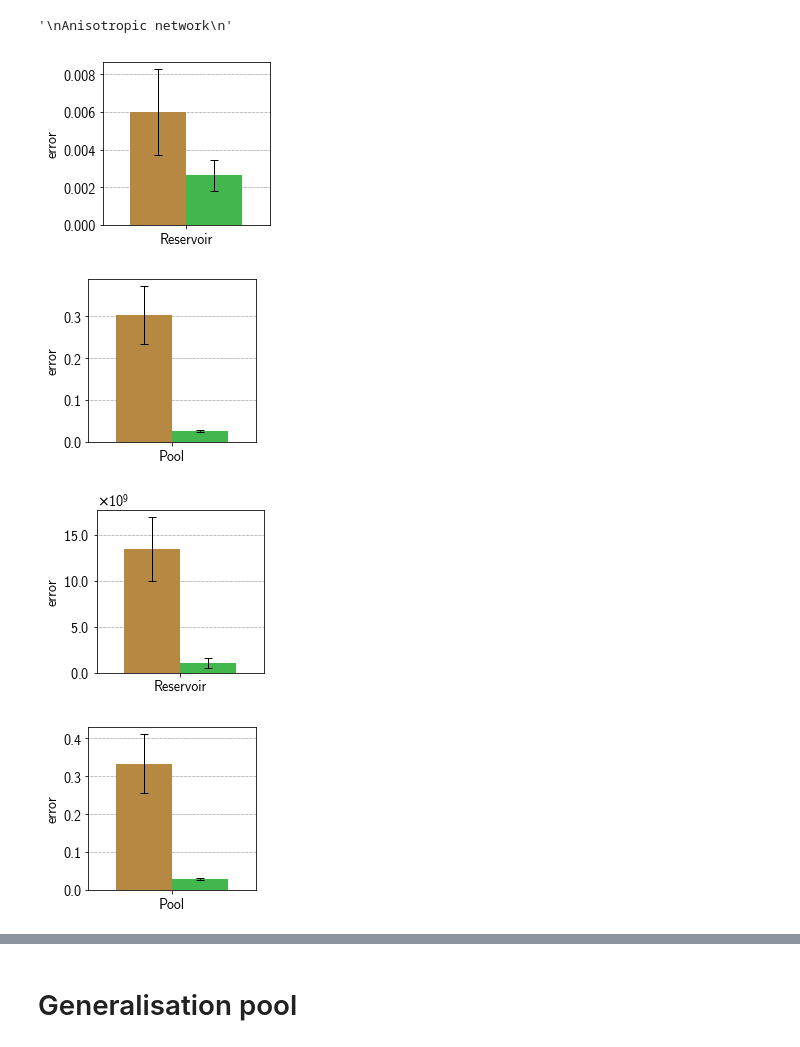
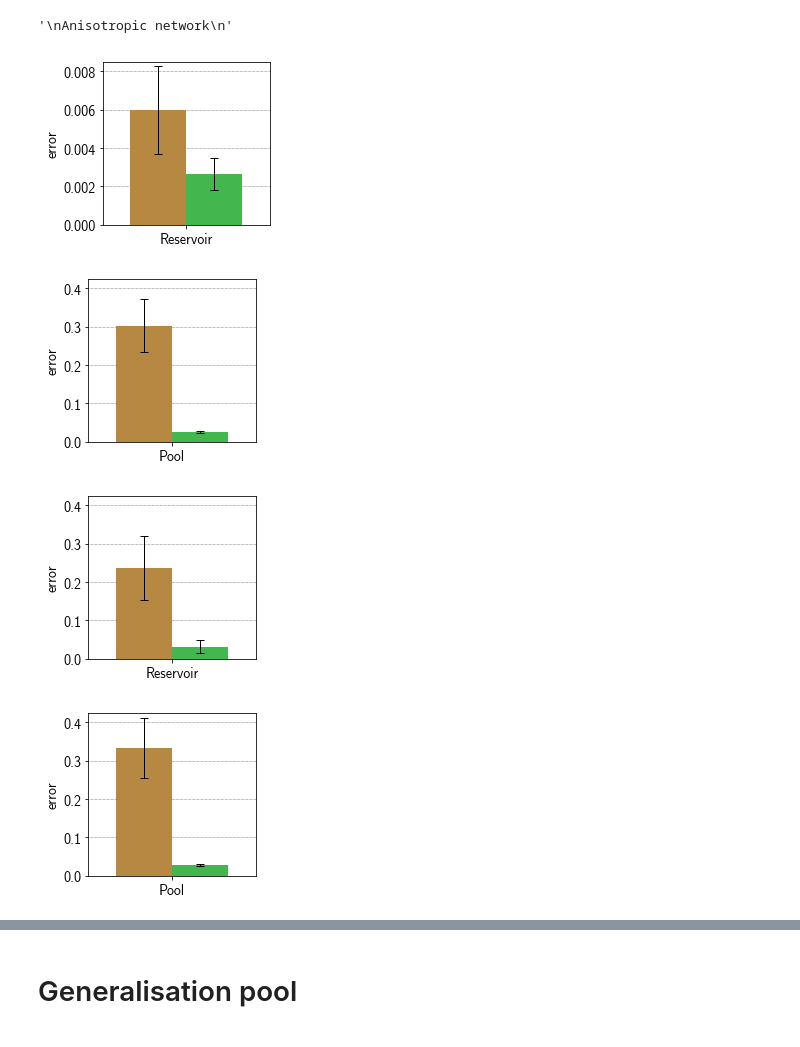
Before and after one commit to sagacitysite/pelenet, a Jupyter notebook: readout-learning_comparison.ipynb, the cells around one changed output, grey strips where cells are left out. Saved outputs shown, nothing was run; the diff lists cells and outputs as text; code cells hidden in the pictures.

```diff
--- a/readout-learning_comparison.ipynb
+++ b/readout-learning_comparison.ipynb
@@ -137,7 +179,7 @@ def plotDiffMean(diffsRand, diffsAniso, title, ylim=None):
 # %%
 binSize = 10
 
-def getBinnedSpikes(data):
+def getBinnedSpikesWindow(data):
     return np.array([np.mean(data[:, :, i:i+binSize], axis=2) for i in range(0,data.shape[2],1)])
 
 def getClusteredFrequencies(sm, binSize):
@@ -242,0 +336,17 @@ p2ExAniso = pcaAllTrials(bExAniso)
+# %%
+# Mean MSE between trajectories
+steps = p2ExRand.shape[0]
+msesRand = []
+msesAniso = []
+for i in range(steps):
+    for j in range(steps):
+        if (i > j):
+            mseRand = np.mean(np.square(p2ExRand[i,:,0] - p2ExRand[j,:,0]))
+            msesRand.append(mseRand)
+            mseAniso = np.mean(np.square(p2ExAniso[i,:,0] - p2ExAniso[j,:,0]))
+            msesAniso.append(mseAniso)
+
+print(np.mean(msesRand))
+print(np.mean(msesAniso))
+
+print(stats.mannwhitneyu(msesRand, msesAniso))
@@ -365,7 +500,7 @@ def plotRMSE(randVals, anisoVals, randYerr, anisoYerr, title):
     plt.savefig('plots/figure6/trajectory-error_'+name+'.svg')
     pl = plt.show()
 
-def plotRMSE2(vals, yerr, title, xtick, sci=False):
+def plotRMSE2(vals, yerr, title, xtick, ylim=None, sci=False):
     barWidth = 1
 
     plt.figure(figsize=(3,3))
@@ -381,6 +516,7 @@ def plotRMSE2(vals, yerr, title, xtick, sci=False):
     #plt.yscale('log')
     #plt.title(title)
     plt.xlim((0,3))
+    if ylim is not None: plt.ylim(ylim)
     #plt.ylabel('Normalized root mean squared error')
     plt.ylabel('error')
     #plt.legend()
@@ -407,25 +543,25 @@ for key, est in estimates.items():
 # %%
 vals = np.array([mseMean['randRepRes'], mseMean['anisoRepRes']])
 yerr = np.array([mseStd['randRepRes'], mseStd['anisoRepRes']])
 
-plotRMSE2(vals, yerr, 'Representation', 'Reservoir')
+plotRMSE2(vals, yerr, 'Representation', 'Reservoir', ylim=(0,0.0085))
 
 vals = np.array([mseMean['randRepPoo'], mseMean['anisoRepPoo']])
 yerr = np.array([mseStd['randRepPoo'], mseStd['anisoRepPoo']])
 
-plotRMSE2(vals, yerr, 'Representation', 'Pool')
+plotRMSE2(vals, yerr, 'Representation', 'Pool', ylim=(0,0.425))
 
 vals = np.array([mseMean['randGenRes'], mseMean['anisoGenRes']])
 yerr = np.array([mseStd['randGenRes'], mseStd['anisoGenRes']])
 
-plotRMSE2(vals, yerr, 'Generalisation', 'Reservoir', sci=True)
+plotRMSE2(vals, yerr, 'Generalisation', 'Reservoir', ylim=(0,0.425))#, sci=True)
 
 vals = np.array([mseMean['randGenPoo'], mseMean['anisoGenPoo']])
 yerr = np.array([mseStd['randGenPoo'], mseStd['anisoGenPoo']])
 
-plotRMSE2(vals, yerr, 'Generalisation', 'Pool')
+plotRMSE2(vals, yerr, 'Generalisation', 'Pool', ylim=(0,0.425))
 # %% [output]
-[figure, old version]
+[figure, new version]
-[figure, old version]
+[figure, new version]
-[figure, old version]
+[figure, new version]
 [figure]
```
Also changed, not shown: parts of 39 cells of this notebook, 5 other files.
